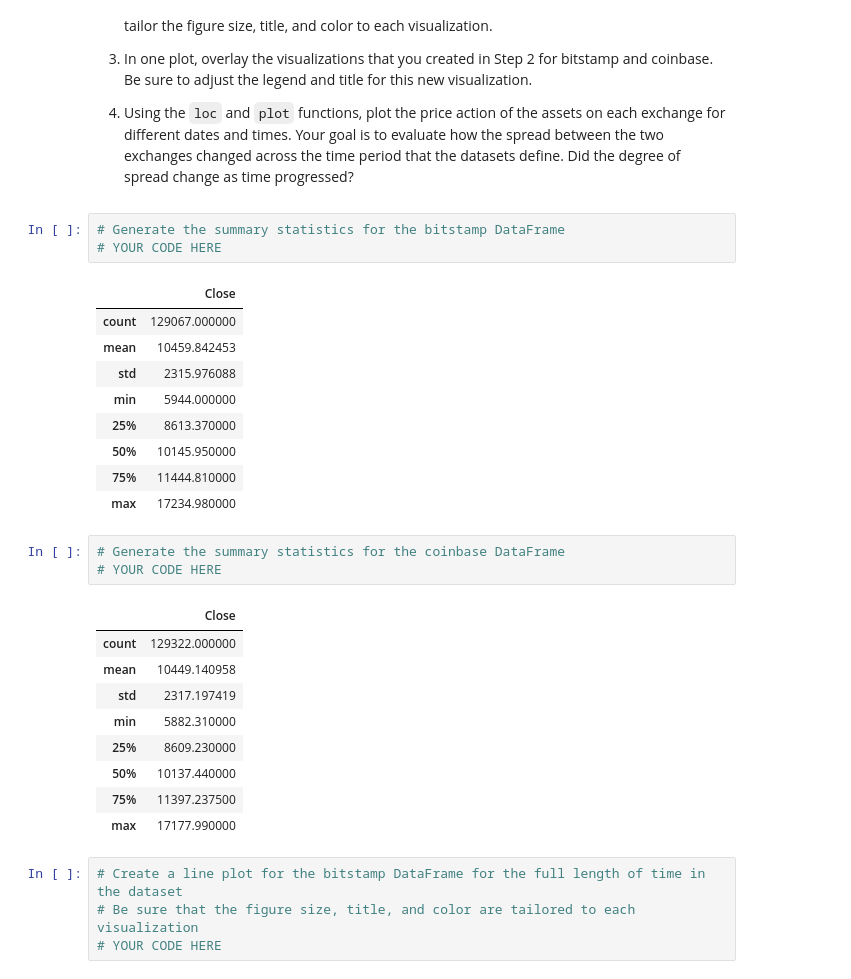
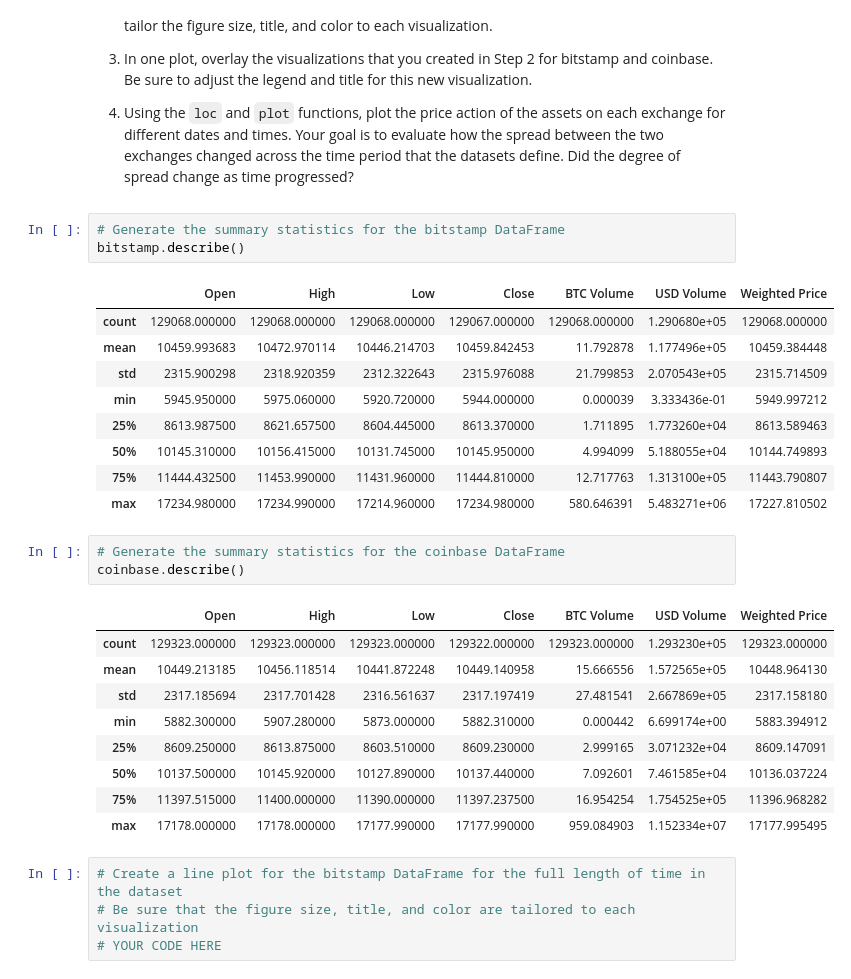
Before and after one commit to jgrichardson/crypto_arbitrage, a Jupyter notebook: crypto_arbitrage.ipynb, the cells around one changed output. Drawn from its saved outputs; the diff is of its cells as text.

Commit message:
Use describe to analyze summary stats for the bitstamp and coinbase DataFrames

```diff
--- a/crypto_arbitrage.ipynb
+++ b/crypto_arbitrage.ipynb
@@ -276,30 +276,30 @@ Sort through the time series data associated with the bitstamp and coinbase Data
 4. Using the `loc` and `plot` functions, plot the price action of the assets on each exchange for different dates and times. Your goal is to evaluate how the spread between the two exchanges changed across the time period that the datasets define. Did the degree of spread change as time progressed?
 # %%
 # Generate the summary statistics for the bitstamp DataFrame
-# YOUR CODE HERE
+bitstamp.describe()
 # %% [output]
-|  | Close |
-| count | 129067.000000 |
-| mean | 10459.842453 |
-| std | 2315.976088 |
-| min | 5944.000000 |
-| 25% | 8613.370000 |
-| 50% | 10145.950000 |
-| 75% | 11444.810000 |
-| max | 17234.980000 |
+|  | Open | High | Low | Close | BTC Volume | USD Volume | Weighted Price |
+| count | 129068.000000 | 129068.000000 | 129068.000000 | 129067.000000 | 129068.000000 | 1.290680e+05 | 129068.000000 |
+| mean | 10459.993683 | 10472.970114 | 10446.214703 | 10459.842453 | 11.792878 | 1.177496e+05 | 10459.384448 |
+| std | 2315.900298 | 2318.920359 | 2312.322643 | 2315.976088 | 21.799853 | 2.070543e+05 | 2315.714509 |
+| min | 5945.950000 | 5975.060000 | 5920.720000 | 5944.000000 | 0.000039 | 3.333436e-01 | 5949.997212 |
+| 25% | 8613.987500 | 8621.657500 | 8604.445000 | 8613.370000 | 1.711895 | 1.773260e+04 | 8613.589463 |
+| 50% | 10145.310000 | 10156.415000 | 10131.745000 | 10145.950000 | 4.994099 | 5.188055e+04 | 10144.749893 |
+| 75% | 11444.432500 | 11453.990000 | 11431.960000 | 11444.810000 | 12.717763 | 1.313100e+05 | 11443.790807 |
+| max | 17234.980000 | 17234.990000 | 17214.960000 | 17234.980000 | 580.646391 | 5.483271e+06 | 17227.810502 |
 # %%
 # Generate the summary statistics for the coinbase DataFrame
-# YOUR CODE HERE
+coinbase.describe()
 # %% [output]
-|  | Close |
-| count | 129322.000000 |
-| mean | 10449.140958 |
-| std | 2317.197419 |
-| min | 5882.310000 |
-| 25% | 8609.230000 |
-| 50% | 10137.440000 |
-| 75% | 11397.237500 |
-| max | 17177.990000 |
+|  | Open | High | Low | Close | BTC Volume | USD Volume | Weighted Price |
+| count | 129323.000000 | 129323.000000 | 129323.000000 | 129322.000000 | 129323.000000 | 1.293230e+05 | 129323.000000 |
+| mean | 10449.213185 | 10456.118514 | 10441.872248 | 10449.140958 | 15.666556 | 1.572565e+05 | 10448.964130 |
+| std | 2317.185694 | 2317.701428 | 2316.561637 | 2317.197419 | 27.481541 | 2.667869e+05 | 2317.158180 |
+| min | 5882.300000 | 5907.280000 | 5873.000000 | 5882.310000 | 0.000442 | 6.699174e+00 | 5883.394912 |
+| 25% | 8609.250000 | 8613.875000 | 8603.510000 | 8609.230000 | 2.999165 | 3.071232e+04 | 8609.147091 |
+| 50% | 10137.500000 | 10145.920000 | 10127.890000 | 10137.440000 | 7.092601 | 7.461585e+04 | 10136.037224 |
+| 75% | 11397.515000 | 11400.000000 | 11390.000000 | 11397.237500 | 16.954254 | 1.754525e+05 | 11396.968282 |
+| max | 17178.000000 | 17178.000000 | 17177.990000 | 17177.990000 | 959.084903 | 1.152334e+07 | 17177.995495 |
 # %%
 # Create a line plot for the bitstamp DataFrame for the full length of time in the dataset
 # Be sure that the figure size, title, and color are tailored to each visualization
```
